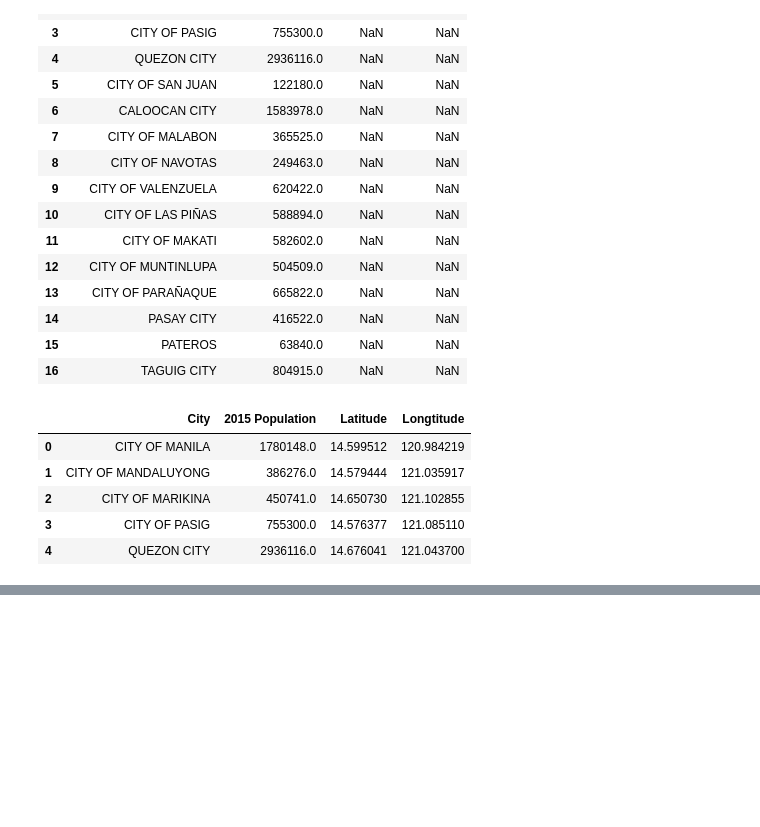
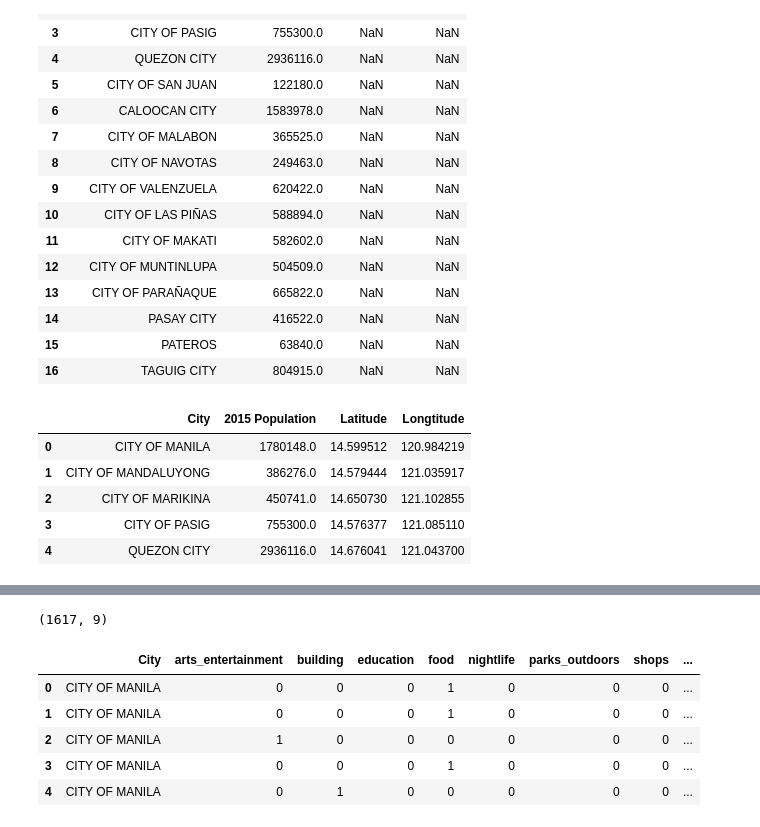
Before and after one commit to kjfjose/Coursera_Capstone, a Jupyter notebook: Coursera_Final_Capstone.ipynb, the cells around one changed output, grey strips where cells are left out. Cells and saved outputs as stored; diff of their text form; code cells hidden in the pictures; blank space fills up the shorter version.

```diff
--- a/Coursera_Final_Capstone.ipynb
+++ b/Coursera_Final_Capstone.ipynb
@@ -265,3 +281,26 @@ NCR_venues[['City','Venue Category']].groupby('City').count()
+# %%
+# one hot encoding
+NCR_onehot = pd.get_dummies(NCR_venues[['Short Category']], prefix="", prefix_sep="")
+
+# add neighborhood column back to dataframe
+NCR_onehot['City'] = NCR_venues['City']
+
+# move neighborhood column to the first column
+fixed_columns = [NCR_onehot.columns[-1]] + list(NCR_onehot.columns[:-1])
+NCR_onehot = NCR_onehot[fixed_columns]
+
+NCR_onehot.shape
+# %% [output]
+(1617, 9)
+# %%
+NCR_onehot.head()
+# %% [output]
+|  | City | arts_entertainment | building | education | food | nightlife | parks_outdoors | shops | ... |
+| 0 | CITY OF MANILA | 0 | 0 | 0 | 1 | 0 | 0 | 0 | ... |
+| 1 | CITY OF MANILA | 0 | 0 | 0 | 1 | 0 | 0 | 0 | ... |
+| 2 | CITY OF MANILA | 1 | 0 | 0 | 0 | 0 | 0 | 0 | ... |
+| 3 | CITY OF MANILA | 0 | 0 | 0 | 1 | 0 | 0 | 0 | ... |
+| 4 | CITY OF MANILA | 0 | 1 | 0 | 0 | 0 | 0 | 0 | ... |
 # %%
 print('There are {} uniques categories.'.format(len(NCR_venues['Venue Category'].unique())))
 # %% [output]
```
Also changed, not shown: parts of 14 cells of this notebook.
